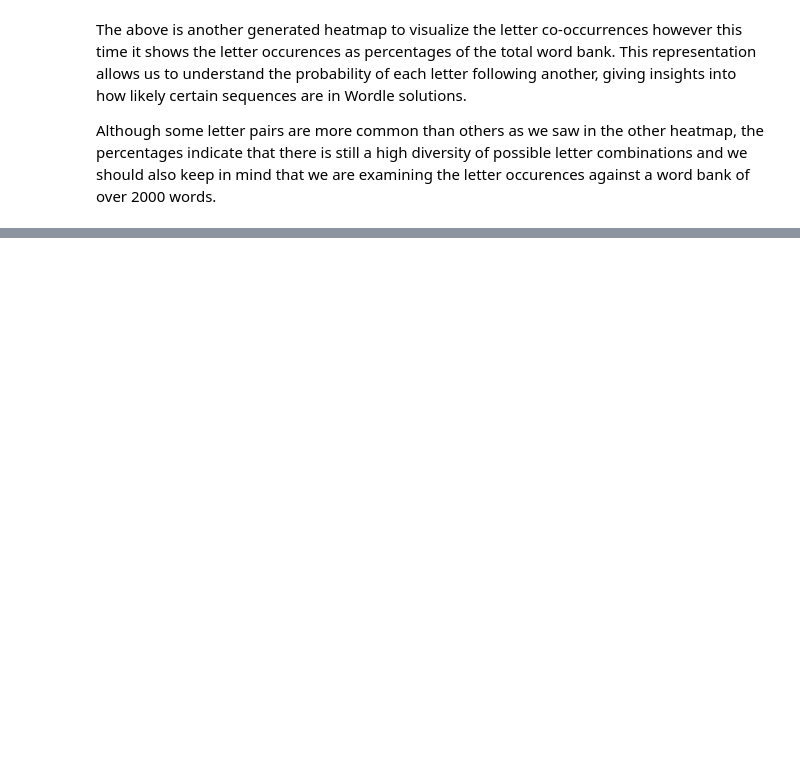
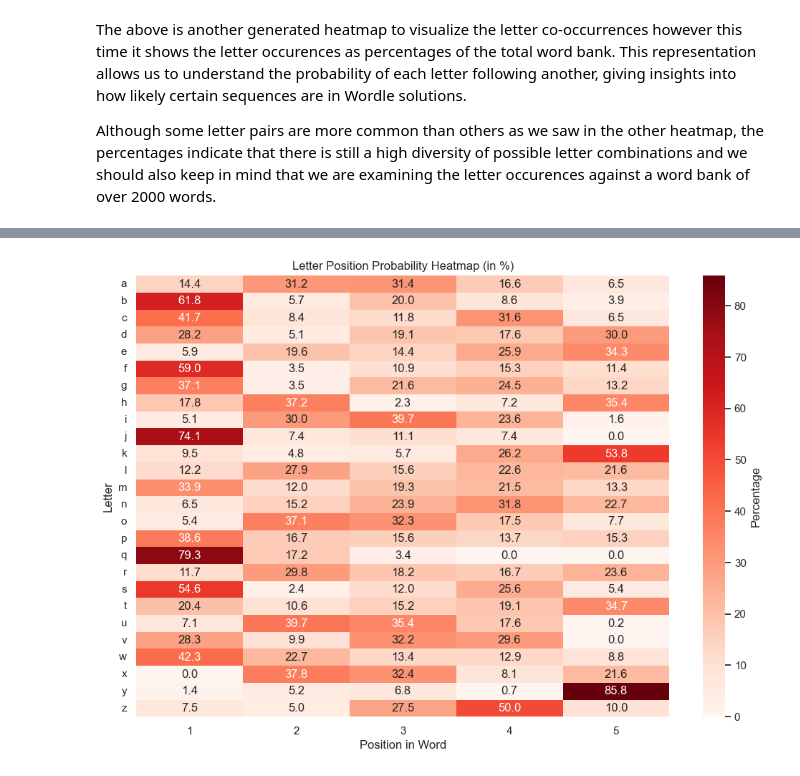
Before and after one commit to Dom17Pham/WordleMe, a Jupyter notebook: WordleAnalysis.ipynb, the cells around one changed output, grey strips where cells are left out. Drawn from its saved outputs; the diff is of its cells as text; code cells hidden in the pictures; blank space fills up the shorter version.

```diff
--- a/WordleAnalysis.ipynb
+++ b/WordleAnalysis.ipynb
@@ -266,0 +272,23 @@ Although some letter pairs are more common than others as we saw in the other he
+# %%
+# Since the wordle is a 5-letter word, there are only 5 possible positions
+positions = ['1', '2', '3', '4', '5']
+letters = string.ascii_lowercase
+position_count_matrix = pd.DataFrame(0, index=list(letters), columns=positions)
+
+# Iterate over each word and update the position counts
+for word in WordleSolutions['word']:
+    for position, letter in enumerate(word):
+        position_count_matrix.loc[letter, str(position + 1)] += 1
+
+position_probability_matrix = position_count_matrix.div(position_count_matrix.sum(axis=1), axis=0)
+position_probability_matrix = position_probability_matrix * 100
+
+plt.figure(figsize=(12, 8))
+ax = sns.heatmap(position_probability_matrix, annot=True, fmt=".1f", cmap="Reds", cbar_kws={'label': 'Percentage'})
+plt.title('Letter Position Probability Heatmap (in %)')
+plt.xlabel('Position in Word')
+plt.ylabel('Letter')
+plt.yticks(rotation=0)
+plt.show()
+# %% [output]
+[figure, added]
```
Also changed, not shown: parts of 7 cells of this notebook.
